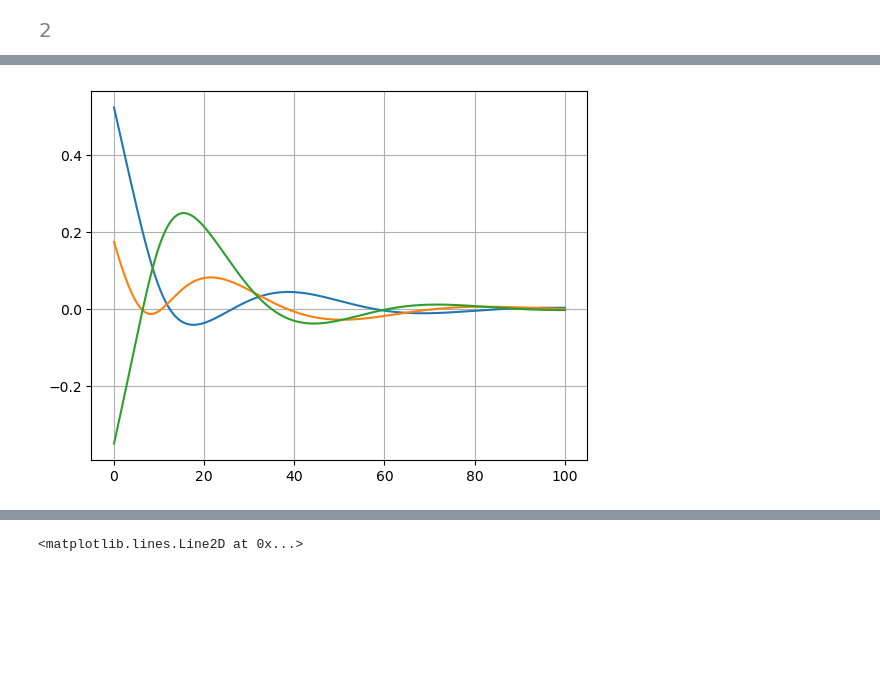
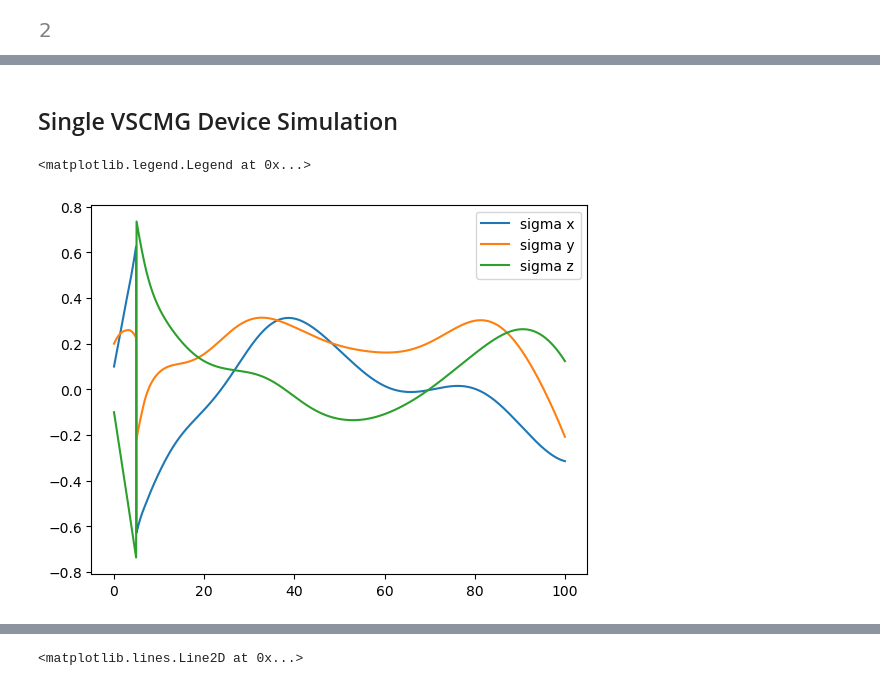
Before and after one commit to snuzbrokh/spacecraft_control, a Jupyter notebook: playground.ipynb, the cells around one changed output, grey strips where cells are left out. Cells and saved outputs as stored; diff of their text form; code cells hidden in the pictures; blank space fills up the shorter version.

Commit message:
vscmg simulation

```diff
--- a/playground.ipynb
+++ b/playground.ipynb
@@ -495,0 +384,29 @@ IndexError: index 3333 is out of bounds for axis 1 with size 3333
+# %%
+
+def sigma_rn(t):
+    f = 0.03
+    return np.array([
+        0.1 * np.sin(f*t), 0.2 * np.cos(f*t), -0.3 * np.sin(2*f*t)
+    ])
+
+def sigma_rn_dot(t):
+    f = 0.03
+    return f * np.array([
+        0.1 * np.cos(f*t), 0.2 * np.sin(f*t), -0.6 * np.cos(2*f*t)])
+
+
+def omega_rn_func(t):
+    mrp_rn = sigma_rn(t)
+    mrp_rn_norm = norm(mrp_rn)
+    # print(mrp_rn)
+    b_matrix_rn = b_matrix_mrp(mrp_rn)
+    b_matrix_rn_inv = b_matrix_rn.T / (1 + mrp_rn_norm**2)
+    omega_rn = 4 * b_matrix_rn_inv @ sigma_rn_dot(t)
+    return omega_rn
+
+def omega_rn_dot_func(t, dt):
+
+    omega_rn_1 = omega_rn_func(t)
+    omega_rn_2 = omega_rn_func(t + dt)
+    omega_rn_dot = (omega_rn_2 - omega_rn_1) / dt
+    return omega_rn_dot
@@ -495,0 +419,8 @@ IndexError: index 3333 is out of bounds for axis 1 with size 3333
+# %%
+def stabilizing_control(mrp_br, omega_bn, omega_rn, omega_dot_rn, inertia_matrix):
+    K = 5
+    P = 10
+    omega_br = omega_bn - omega_rn
+    omega_cross = tilde(omega_bn)
+    return -K * mrp_br - P*omega_br + inertia_matrix @ (omega_dot_rn - omega_cross @ omega_rn)\
+        + omega_cross @ inertia_matrix @ omega_bn
@@ -495,0 +511,2 @@ IndexError: index 3333 is out of bounds for axis 1 with size 3333
+# %% [markdown]
+## Single VSCMG Device Simulation
@@ -496,7 +599,8 @@ IndexError: index 3333 is out of bounds for axis 1 with size 3333
 # %%
-plt.plot(t, state[0,:])
-plt.plot(t, state[1,:])
-plt.plot(t, state[2,:])
-plt.grid()
+plt.plot(t, X[0, :], label='sigma x')
+plt.plot(t, X[1, :], label='sigma y')
+plt.plot(t, X[2, :], label='sigma z')
+plt.legend()
 # %% [output]
+<matplotlib.legend.Legend at 0x...>
-[figure, old version]
+[figure, new version]
```
Also changed, not shown: parts of 26 cells of this notebook, 2 other files.
